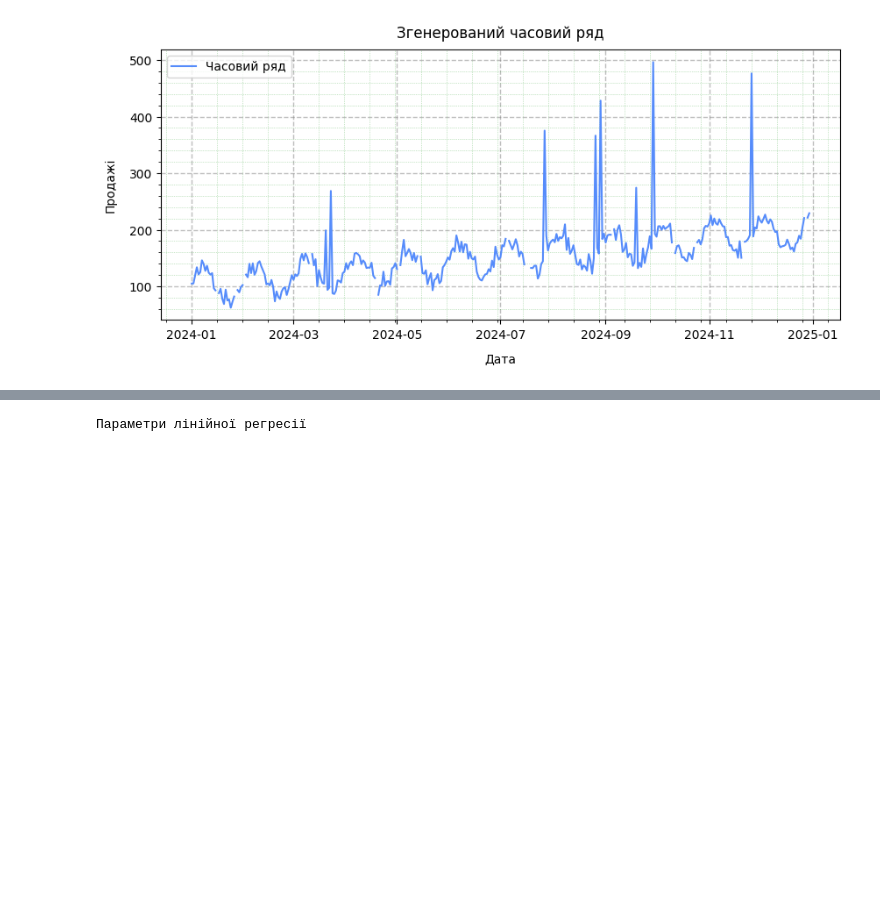
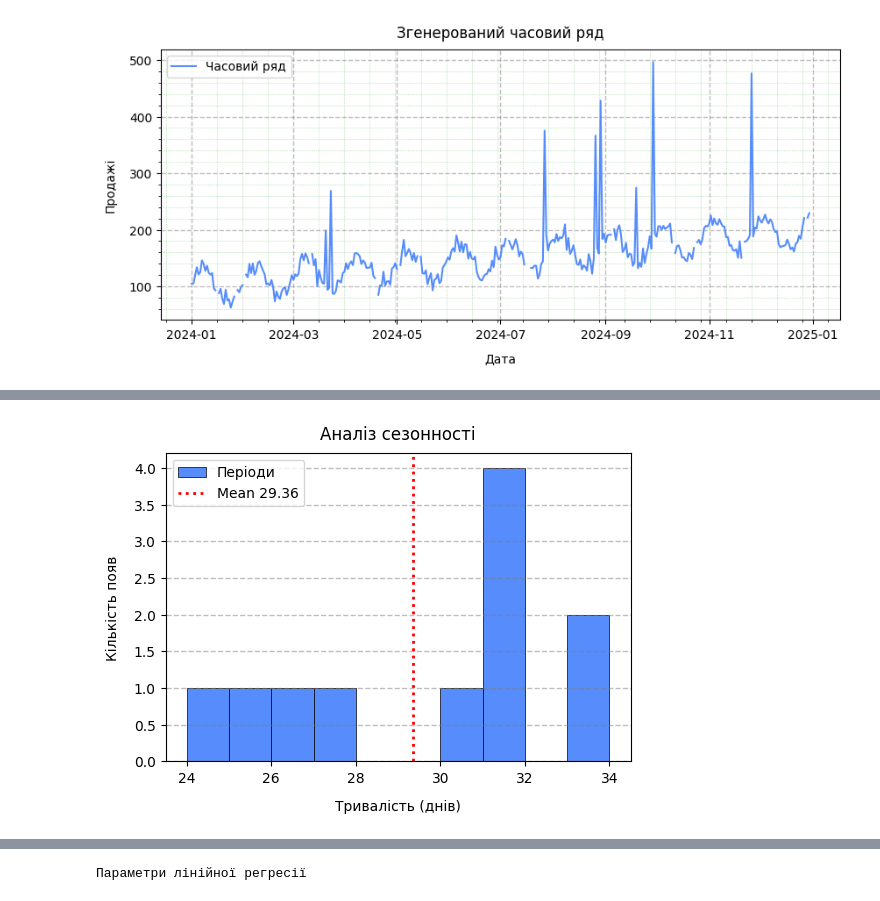
Before and after one commit to BogdanPinchuk/DataScience-PBY_HW15, a Jupyter notebook: Bohdan_Pinchuk_DS_HW15.ipynb, the cells around one changed output, grey strips where cells are left out. Saved outputs shown, nothing was run; the diff lists cells and outputs as text; code cells hidden in the pictures; blank space fills up the shorter version.

```diff
--- a/Bohdan_Pinchuk_DS_HW15.ipynb
+++ b/Bohdan_Pinchuk_DS_HW15.ipynb
@@ -280,3 +315,27 @@ temp_df = temp_df.iloc[trim_size:-trim_size]
+# %%
+# Graphic results
+
+import matplotlib.pyplot as plt
+
+# Input data
+
+# Solution
+_, ax = plt.subplots(figsize=(6, 4))
+
+ax.hist(period, edgecolor="black", linewidth=0.5, label="Періоди")
+ax.axvline(float(period_mean), linestyle=':', color='red', linewidth=2.0, label=f"Mean {period_mean:.2f}")
+
+ax.grid(axis='y', visible=True, which='major', ls='--', linewidth=1.0, color='tab:gray')
+# ax.minorticks_on()
+# ax.grid(axis='both', visible=True, which='minor', ls=':', linewidth=0.5, color='tab:green')
+ax.set_title("Аналіз сезонності", pad=10, loc='center', color='black')
+ax.set_xlabel("Тривалість (днів)", labelpad=10, loc='center', color='black')
+ax.set_ylabel("Кількість появ", labelpad=10, loc='center', color='black')
+ax.legend()
+
+plt.show()
+# %% [output]
+[figure, added]
 # %%
 # Graphic results
 
```
Also changed, not shown: parts of 10 cells of this notebook.
